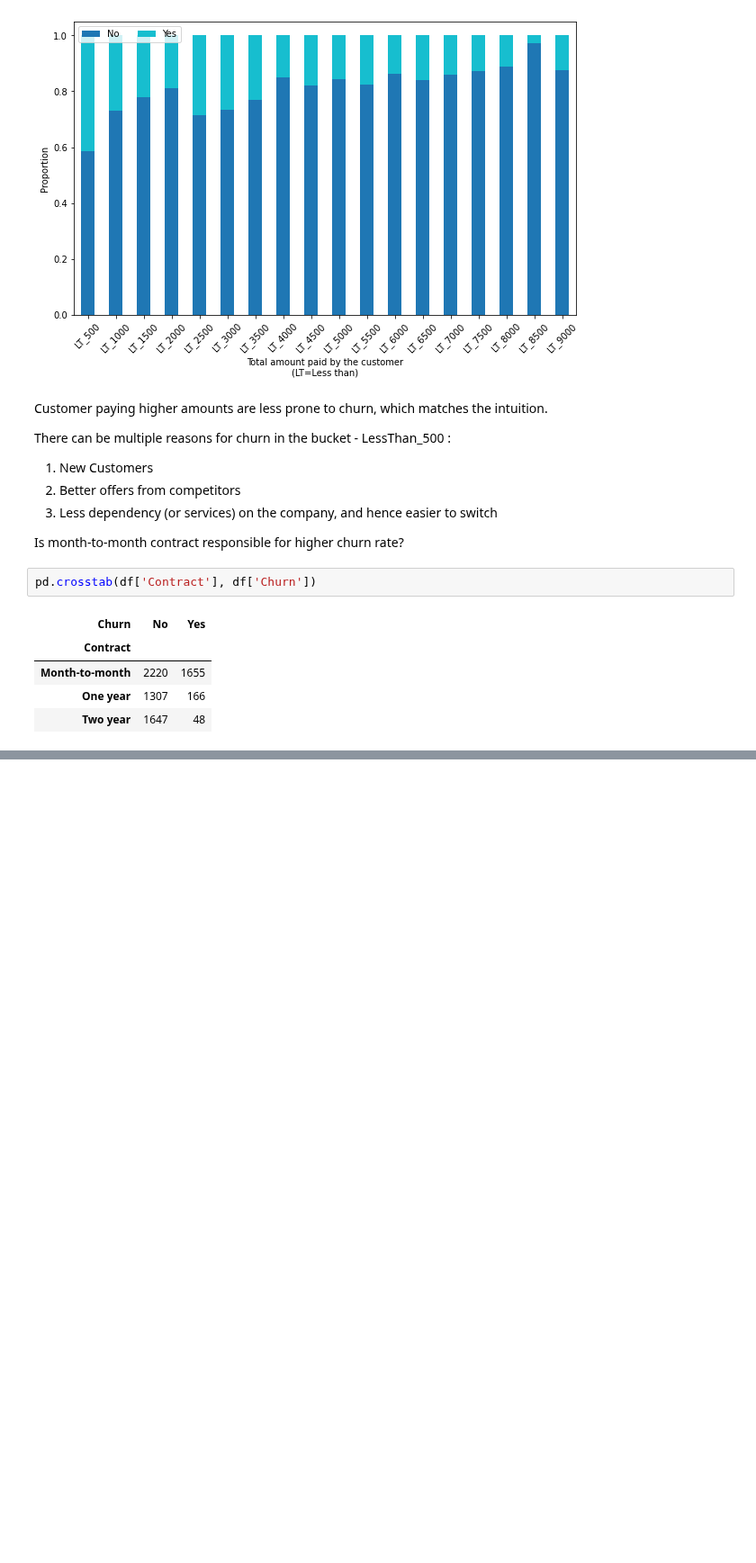
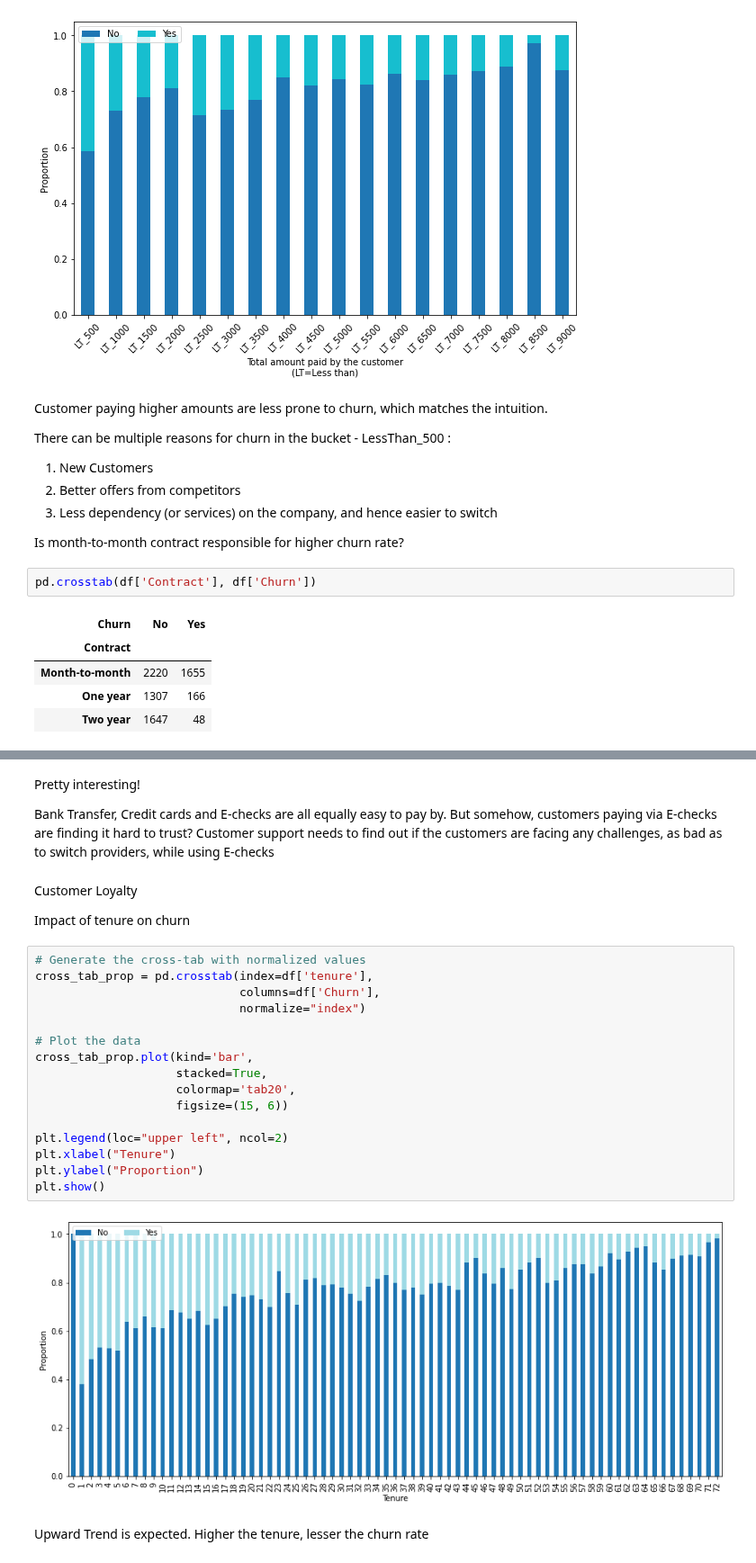
Before and after one commit to suvigyajain0101/CaseStudies, a Jupyter notebook: SurvivalAnalysis/01_DataPrep.ipynb, the cells around one changed output, grey strips where cells are left out. Shown at 90% size. Cells and saved outputs as stored; diff of their text form; blank space fills up the shorter version.

```diff
--- a/SurvivalAnalysis/01_DataPrep.ipynb
+++ b/SurvivalAnalysis/01_DataPrep.ipynb
@@ -153,0 +165,28 @@ It is indeed the case!
+# %% [markdown]
+Pretty interesting!
+
+Bank Transfer, Credit cards and E-checks are all equally easy to pay by. But somehow, customers paying via E-checks are finding it hard to trust? Customer support needs to find out if the customers are facing any challenges, as bad as to switch providers, while using E-checks
+# %% [markdown]
+Customer Loyalty
+
+Impact of tenure on churn
+# %%
+# Generate the cross-tab with normalized values
+cross_tab_prop = pd.crosstab(index=df['tenure'],
+                             columns=df['Churn'],
+                             normalize="index")
+
+# Plot the data
+cross_tab_prop.plot(kind='bar',
+                    stacked=True,
+                    colormap='tab20',
+                    figsize=(15, 6))
+
+plt.legend(loc="upper left", ncol=2)
+plt.xlabel("Tenure")
+plt.ylabel("Proportion")
+plt.show()
+# %% [output]
+[figure, added]
+# %% [markdown]
+Upward Trend is expected. Higher the tenure, lesser the churn rate
```
Also changed, not shown: parts of 2 cells of this notebook.
